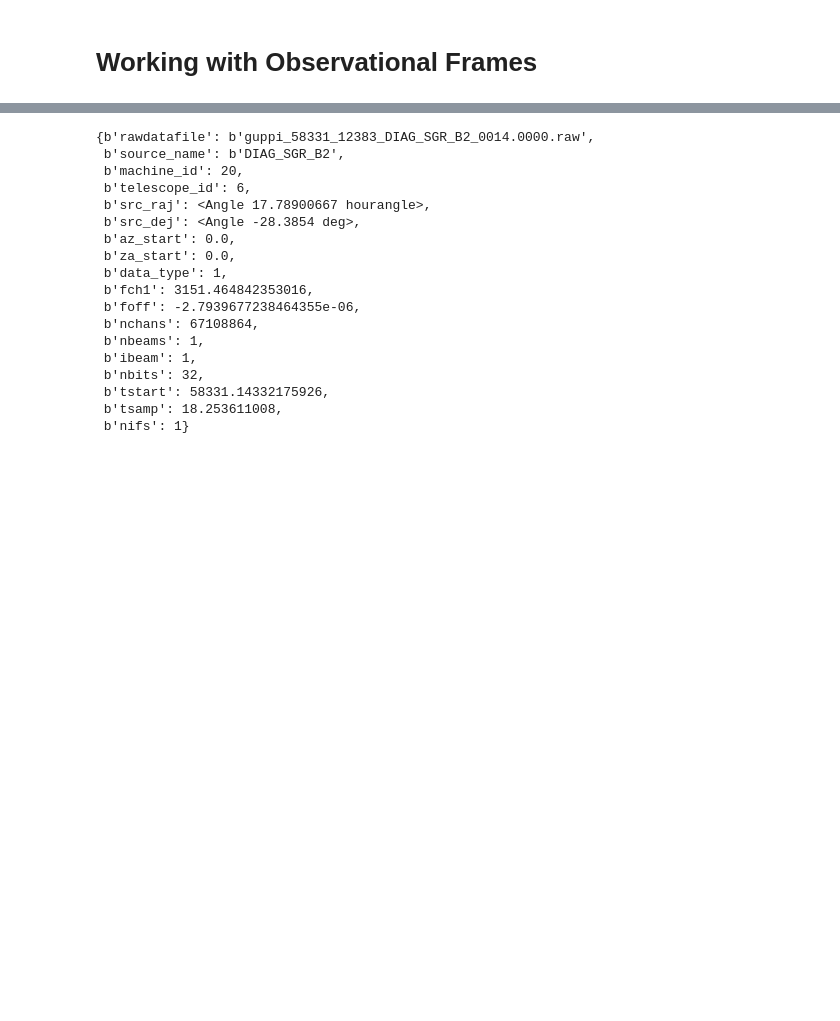
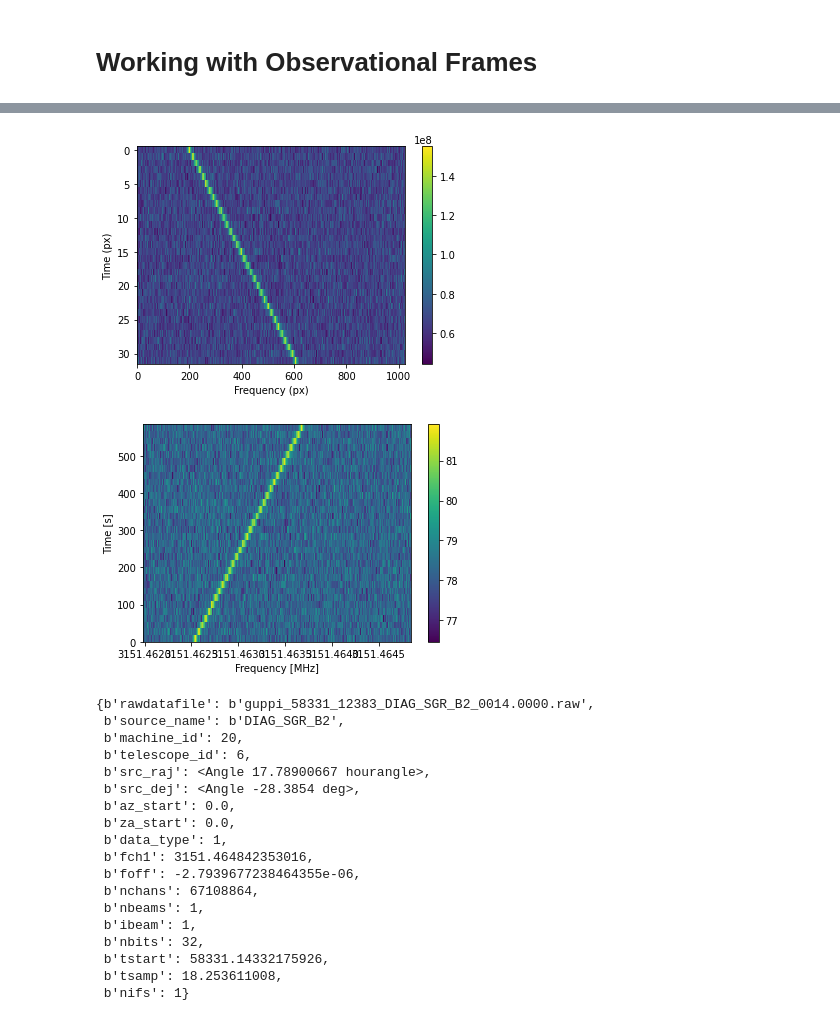
Before and after one commit to bbrzycki/setigen, a Jupyter notebook: jupyter-notebooks/development/Working with Observational Frames.ipynb, the cells around one changed output, grey strips where cells are left out. Cells and saved outputs as stored; diff of their text form; code cells hidden in the pictures; blank space fills up the shorter version.

```diff
--- a/jupyter-notebooks/development/Working with Observational Frames.ipynb
+++ b/jupyter-notebooks/development/Working with Observational Frames.ipynb
@@ -16,3 +60,22 @@ import setigen as stg
+# %%
+frame = stg.Frame(fil=fil)
+frame.add_signal(stg.constant_path(f_start=frame.get_frequency(200),
+                                   drift_rate=2*u.Hz/u.s),
+                 stg.constant_t_profile(level=frame.get_intensity(snr=30)),
+                 stg.gaussian_f_profile(width=40*u.Hz),
+                 stg.constant_bp_profile(level=1))
+
+
+frame.render()
+plt.savefig('../../docs/source/images/gs_obs_render.pdf', bbox_inches='tight')
+plt.show()
+
+frame.bl_render()
+plt.savefig('../../docs/source/images/gs_obs_bl_render.pdf', bbox_inches='tight')
+plt.show()
+# %% [output]
+[figure, added]
+[figure, added]
 # %%
 %matplotlib inline
 import matplotlib.pyplot as plt
```
Also changed, not shown: parts of 4 cells of this notebook, 37 other files.
